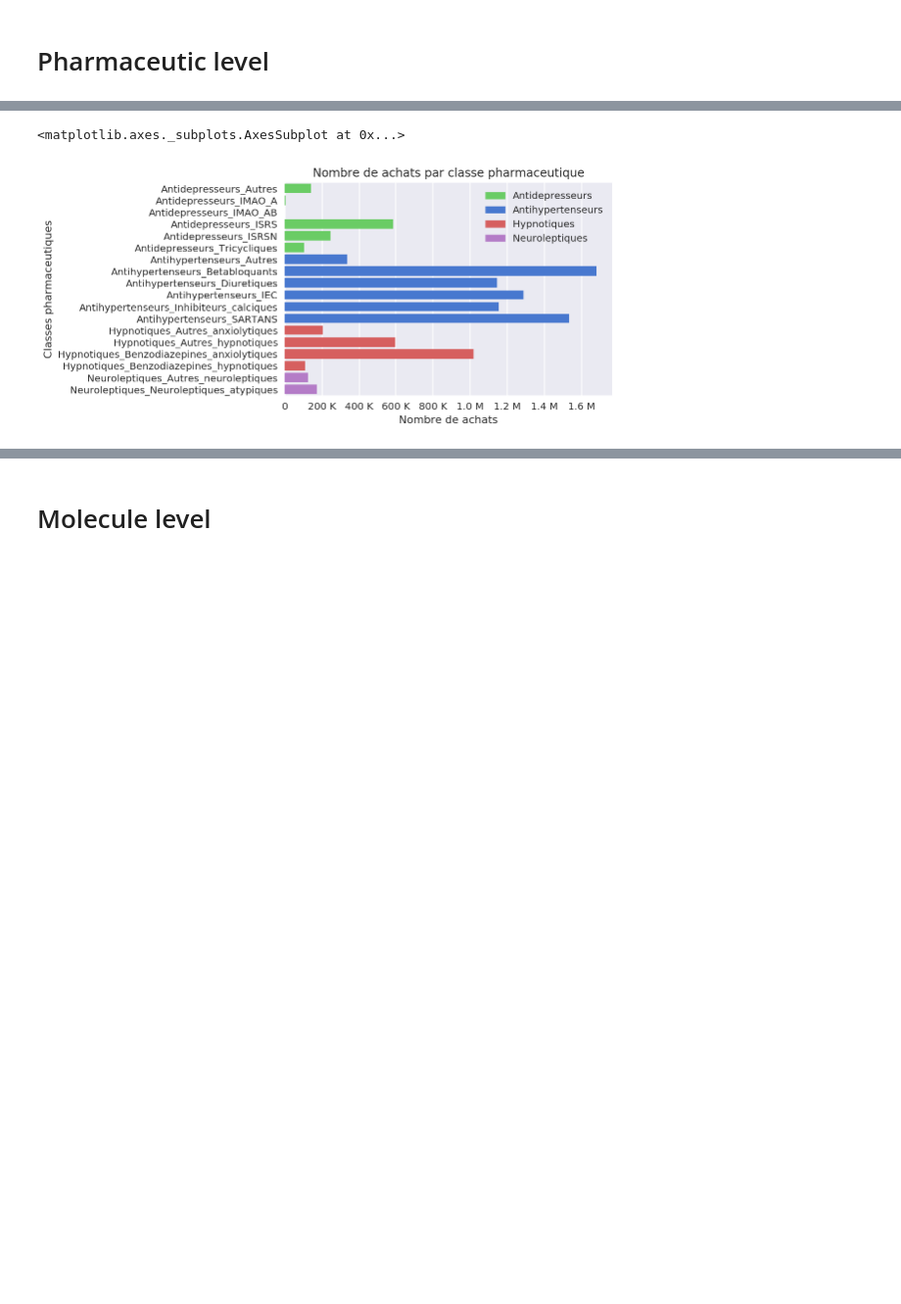
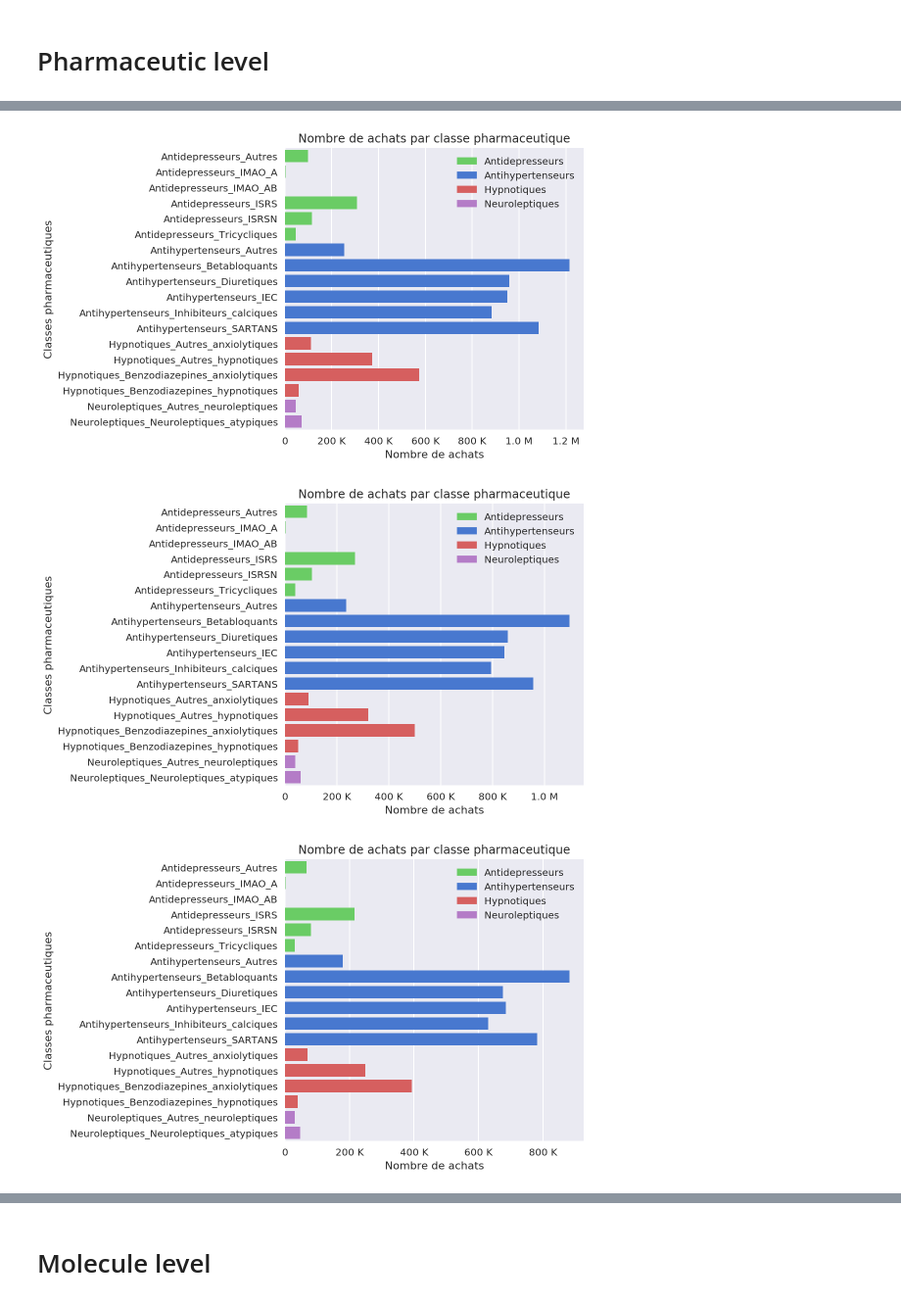
Before and after one commit to X-DataInitiative/SCALPEL-Extraction, a Jupyter notebook: scripts/notebooks/Drugs_Purchases_stats.ipynb, the cells around one changed output, grey strips where cells are left out. Shown at 98% size. Drawn from its saved outputs; the diff is of its cells as text; code cells hidden in the pictures; blank space fills up the shorter version.

```diff
--- a/scripts/notebooks/Drugs_Purchases_stats.ipynb
+++ b/scripts/notebooks/Drugs_Purchases_stats.ipynb
@@ -45,5 +171,4 @@ therapeutic_stats.plot()
 # %%
 pharmaceutique_level_exposures = spark.read.parquet("/user/sebiat/pharmaceutic/drug_purchases/data")
 
-pharma_stats = PharmaStats(molecule_mapping[["pharmaceutic_family", "therapeutic"]].drop_duplicates(),
-                           pharmaceutique_level_exposures, event_type, colors_dict)
+events = build_events_flowchart(pharmaceutique_level_exposures, flowchart_json, metadata_json)
@@ -50,5 +193,15 @@ pharma_stats = PharmaStats(molecule_mapping[["pharmaceutic_family", "therapeutic
-# %%
-pharma_stats.plot()
-# %% [output]
-<matplotlib.axes._subplots.AxesSubplot at 0x...>
-[figure, removed]
+# %%
+filepath = path.join(root_path, "{}_niveau_pharmaceutique.pdf".format(event_type))
+
+with PdfPages(filepath) as pdf:
+    for pharmaceutique_level_exposures in events:
+        pharma_stats = PharmaStats(molecule_mapping[["pharmaceutic_family", "therapeutic"]].drop_duplicates(),
+                           pharmaceutique_level_exposures, event_type, colors_dict)
+        fig = plt.figure(figsize=(8, 5))
+        pharma_stats.plot()
+        plt.tight_layout()
+        pdf.savefig(fig)
+# %% [output]
+[figure, added]
+[figure, added]
+[figure, added]
```
Also changed, not shown: parts of 16 cells of this notebook, 2 other files.
